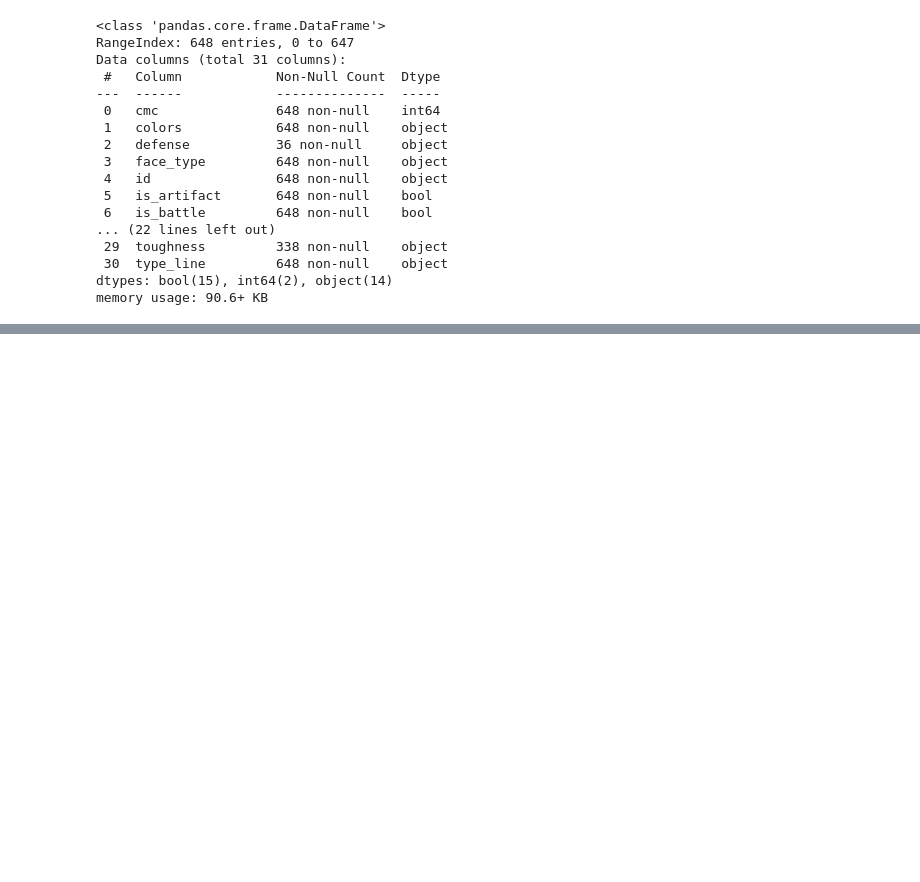
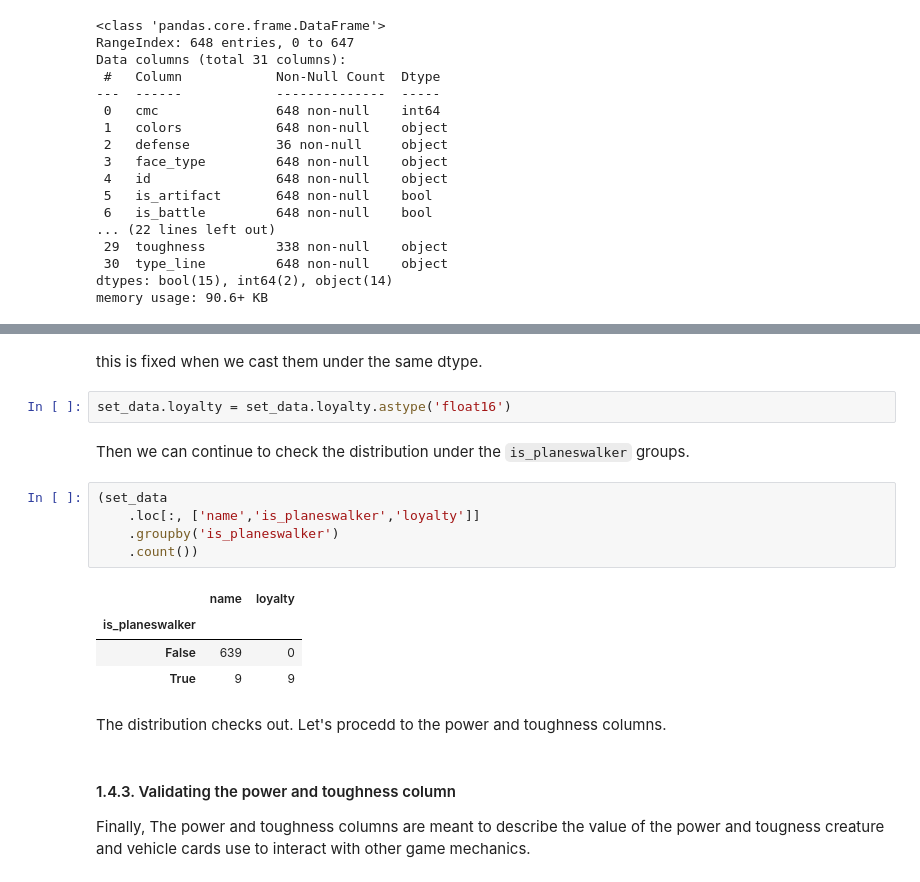
Before and after one commit to ajemmott/mtg-data-projects, a Jupyter notebook: notebooks/01-api-data-structuring.ipynb, the cells around one changed output, grey strips where cells are left out. Cells and saved outputs as stored; diff of their text form; blank space fills up the shorter version.

```diff
--- a/notebooks/01-api-data-structuring.ipynb
+++ b/notebooks/01-api-data-structuring.ipynb
@@ -471,0 +574,22 @@ memory usage: 90.6+ KB
+# %% [markdown]
+this is fixed when we cast them under the same dtype.
+# %%
+set_data.loyalty = set_data.loyalty.astype('float16')
+# %% [markdown]
+Then we can continue to check the distribution under the `is_planeswalker` groups.
+# %%
+(set_data
+    .loc[:, ['name','is_planeswalker','loyalty']]
+    .groupby('is_planeswalker')
+    .count())
+# %% [output]
+|  | name | loyalty |
+| is_planeswalker |  |  |
+| False | 639 | 0 |
+| True | 9 | 9 |
+# %% [markdown]
+The distribution checks out. Let's procedd to the power and toughness columns.
+# %% [markdown]
+#### 1.4.3. Validating the power and toughness column
+
+Finally, The power and toughness columns are meant to describe the value of the power and tougness creature and vehicle cards use to interact with other game mechanics.
```
Also changed, not shown: parts of 20 cells of this notebook.
